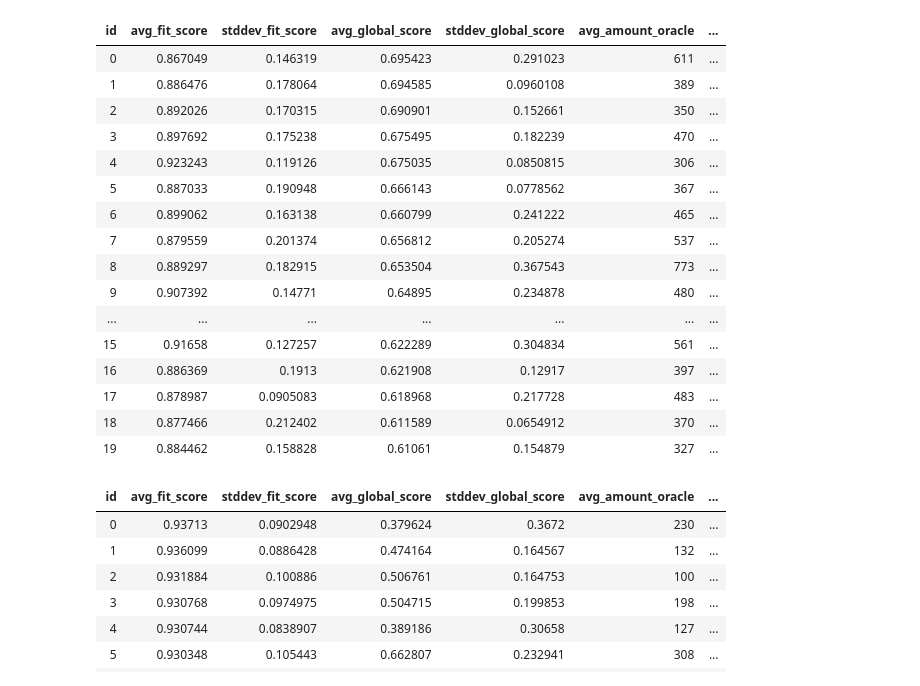
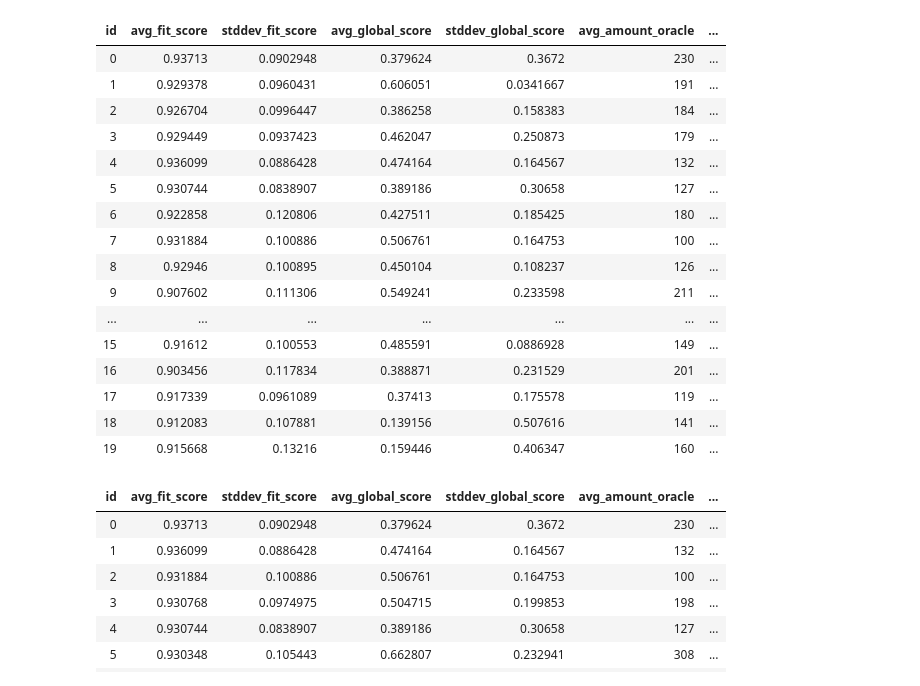
Before and after one commit to jgonsior/DS20-WeakAL, a Jupyter notebook: display_random_search_results.ipynb, the cells around one changed output. Saved outputs shown, nothing was run; the diff lists cells and outputs as text; code cells hidden in the pictures.

```diff
--- a/display_random_search_results.ipynb
+++ b/display_random_search_results.ipynb
@@ -103,7 +103,7 @@ results = (
         # peewee.fn.COUNT(ExperimentResult.id_field).alias("count"),
     )
     .where(
-        (ExperimentResult.amount_of_user_asked_queries < 2000)
+        (ExperimentResult.amount_of_user_asked_queries < 1000)
         & (
             ExperimentResult.experiment_run_date > (datetime(2020, 3, 24, 14, 0))
         )  # no stopping criterias
@@ -111,7 +111,7 @@ results = (
     .group_by(ExperimentResult.param_list_id)
     .order_by(
         peewee.fn.COUNT(ExperimentResult.id_field).desc(),
-        peewee.fn.AVG(ExperimentResult.global_score_no_weak_acc).desc(),
+        peewee.fn.AVG(ExperimentResult.acc_test).desc(),
     )
     .limit(20)
 )
@@ -131,49 +131,49 @@ for result in results:
         ExperimentResult.select(
             ExperimentResult.classifier,
             ExperimentResult.test_fraction,
             ExperimentResult.sampling,
             ExperimentResult.cluster,
             ExperimentResult.nr_queries_per_iteration,
             ExperimentResult.with_uncertainty_recommendation,
             ExperimentResult.with_cluster_recommendation,
             ExperimentResult.uncertainty_recommendation_certainty_threshold,
             ExperimentResult.uncertainty_recommendation_ratio,
             ExperimentResult.cluster_recommendation_minimum_cluster_unity_size,
             ExperimentResult.cluster_recommendation_ratio_labeled_unlabeled,
             ExperimentResult.allow_recommendations_after_stop,
             ExperimentResult.stopping_criteria_uncertainty,
             ExperimentResult.stopping_criteria_acc,
             ExperimentResult.stopping_criteria_std,
             ExperimentResult.experiment_run_date,
         )
         .where(ExperimentResult.param_list_id == data["param_list_id"])
         .limit(1)
     )[0]
 
     data = {**data, **vars(one_param_list_id_result)["__data__"]}
 
     table.append(data)
     id += 1
 
 display(HTML(tabulate(table, headers="keys", tablefmt="html")))
 # %% [output]
 | id | avg_fit_score | stddev_fit_score | avg_global_score | stddev_global_score | avg_amount_oracle | ... |
-| 0 | 0.867049 | 0.146319 | 0.695423 | 0.291023 | 611 | ... |
-| 1 | 0.886476 | 0.178064 | 0.694585 | 0.0960108 | 389 | ... |
-| 2 | 0.892026 | 0.170315 | 0.690901 | 0.152661 | 350 | ... |
-| 3 | 0.897692 | 0.175238 | 0.675495 | 0.182239 | 470 | ... |
-| 4 | 0.923243 | 0.119126 | 0.675035 | 0.0850815 | 306 | ... |
-| 5 | 0.887033 | 0.190948 | 0.666143 | 0.0778562 | 367 | ... |
-| 6 | 0.899062 | 0.163138 | 0.660799 | 0.241222 | 465 | ... |
-| 7 | 0.879559 | 0.201374 | 0.656812 | 0.205274 | 537 | ... |
-| 8 | 0.889297 | 0.182915 | 0.653504 | 0.367543 | 773 | ... |
-| 9 | 0.907392 | 0.14771 | 0.64895 | 0.234878 | 480 | ... |
+| 0 | 0.93713 | 0.0902948 | 0.379624 | 0.3672 | 230 | ... |
+| 1 | 0.929378 | 0.0960431 | 0.606051 | 0.0341667 | 191 | ... |
+| 2 | 0.926704 | 0.0996447 | 0.386258 | 0.158383 | 184 | ... |
+| 3 | 0.929449 | 0.0937423 | 0.462047 | 0.250873 | 179 | ... |
+| 4 | 0.936099 | 0.0886428 | 0.474164 | 0.164567 | 132 | ... |
+| 5 | 0.930744 | 0.0838907 | 0.389186 | 0.30658 | 127 | ... |
+| 6 | 0.922858 | 0.120806 | 0.427511 | 0.185425 | 180 | ... |
+| 7 | 0.931884 | 0.100886 | 0.506761 | 0.164753 | 100 | ... |
+| 8 | 0.92946 | 0.100895 | 0.450104 | 0.108237 | 126 | ... |
+| 9 | 0.907602 | 0.111306 | 0.549241 | 0.233598 | 211 | ... |
 | ... | ... | ... | ... | ... | ... | ... |
-| 15 | 0.91658 | 0.127257 | 0.622289 | 0.304834 | 561 | ... |
-| 16 | 0.886369 | 0.1913 | 0.621908 | 0.12917 | 397 | ... |
-| 17 | 0.878987 | 0.0905083 | 0.618968 | 0.217728 | 483 | ... |
-| 18 | 0.877466 | 0.212402 | 0.611589 | 0.0654912 | 370 | ... |
-| 19 | 0.884462 | 0.158828 | 0.61061 | 0.154879 | 327 | ... |
+| 15 | 0.91612 | 0.100553 | 0.485591 | 0.0886928 | 149 | ... |
+| 16 | 0.903456 | 0.117834 | 0.388871 | 0.231529 | 201 | ... |
+| 17 | 0.917339 | 0.0961089 | 0.37413 | 0.175578 | 119 | ... |
+| 18 | 0.912083 | 0.107881 | 0.139156 | 0.507616 | 141 | ... |
+| 19 | 0.915668 | 0.13216 | 0.159446 | 0.406347 | 160 | ... |
 # %%
 #  SELECT param_list_id, avg(fit_score), stddev(fit_score), avg(global_score), stddev(global_score), avg(start_set_size) as sss, count(*) FROM experimentresult WHERE start_set_size = 1 GROUP BY param_list_id ORDER BY 7 DESC, 4 DESC LIMIT 30;
 from datetime import datetime, timedelta
```
Also changed, not shown: parts of 1 cell of this notebook, 3 other files.
